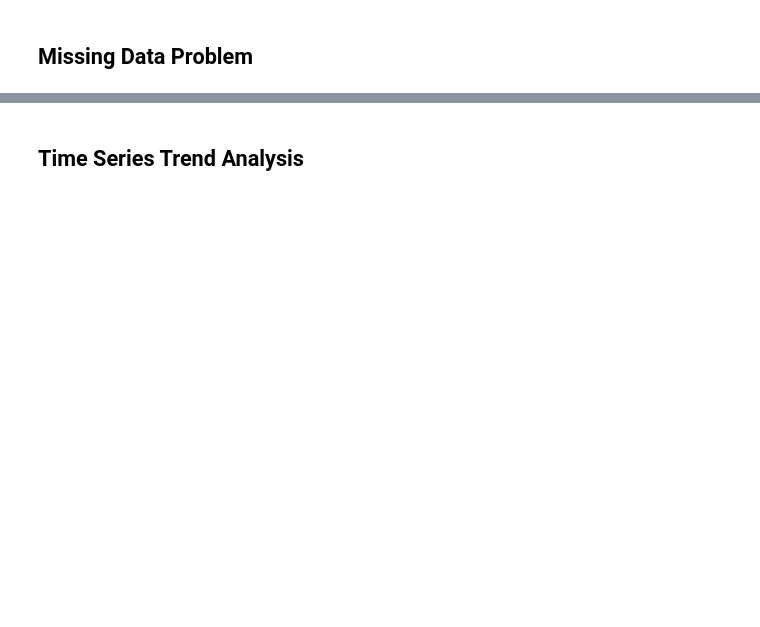
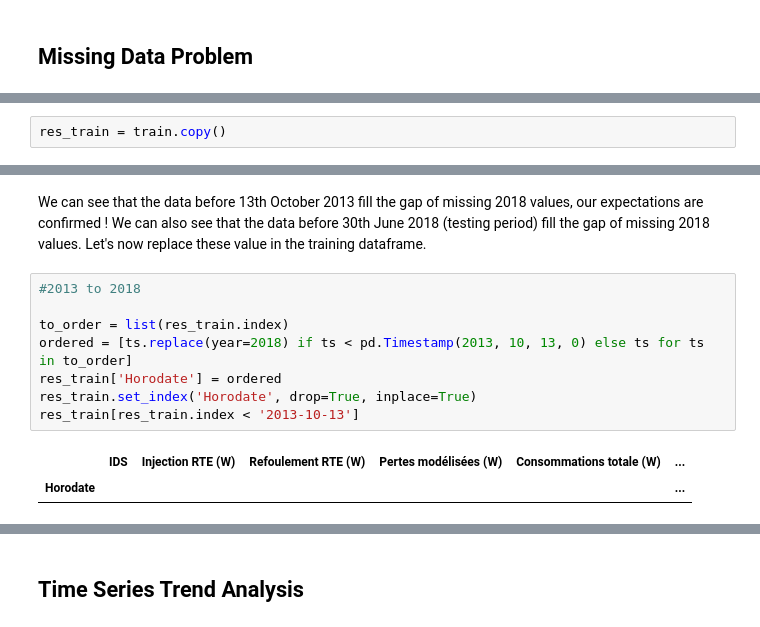
Before and after one commit to etnberz/enedis, a Jupyter notebook: notebooks/EDA.ipynb, the cells around one changed output, grey strips where cells are left out. Saved outputs shown, nothing was run; the diff lists cells and outputs as text; blank space fills up the shorter version.

```diff
--- a/notebooks/EDA.ipynb
+++ b/notebooks/EDA.ipynb
@@ -105 +97,3 @@ ts_simple_plot(train, TARGETS)
+# %%
+res_train = train.copy()
 # %%
@@ -124,0 +121,13 @@ plt.show()
+# %% [markdown]
+We can see that the data before 13th October 2013 fill the gap of missing 2018 values, our expectations are confirmed ! We can also see that the data before 30th June 2018 (testing period) fill the gap of missing 2018 values. Let's now replace these value in the training dataframe.
+# %%
+#2013 to 2018
+
+to_order = list(res_train.index)
+ordered = [ts.replace(year=2018) if ts < pd.Timestamp(2013, 10, 13, 0) else ts for ts in to_order]
+res_train['Horodate'] = ordered
+res_train.set_index('Horodate', drop=True, inplace=True)
+res_train[res_train.index < '2013-10-13']
+# %% [output]
+|  | IDS | Injection RTE (W) | Refoulement RTE (W) | Pertes modélisées (W) | Consommations totale (W) | ... |
+| Horodate |  |  |  |  |  | ... |
```
Also changed, not shown: parts of 31 cells of this notebook, 10 other files.
